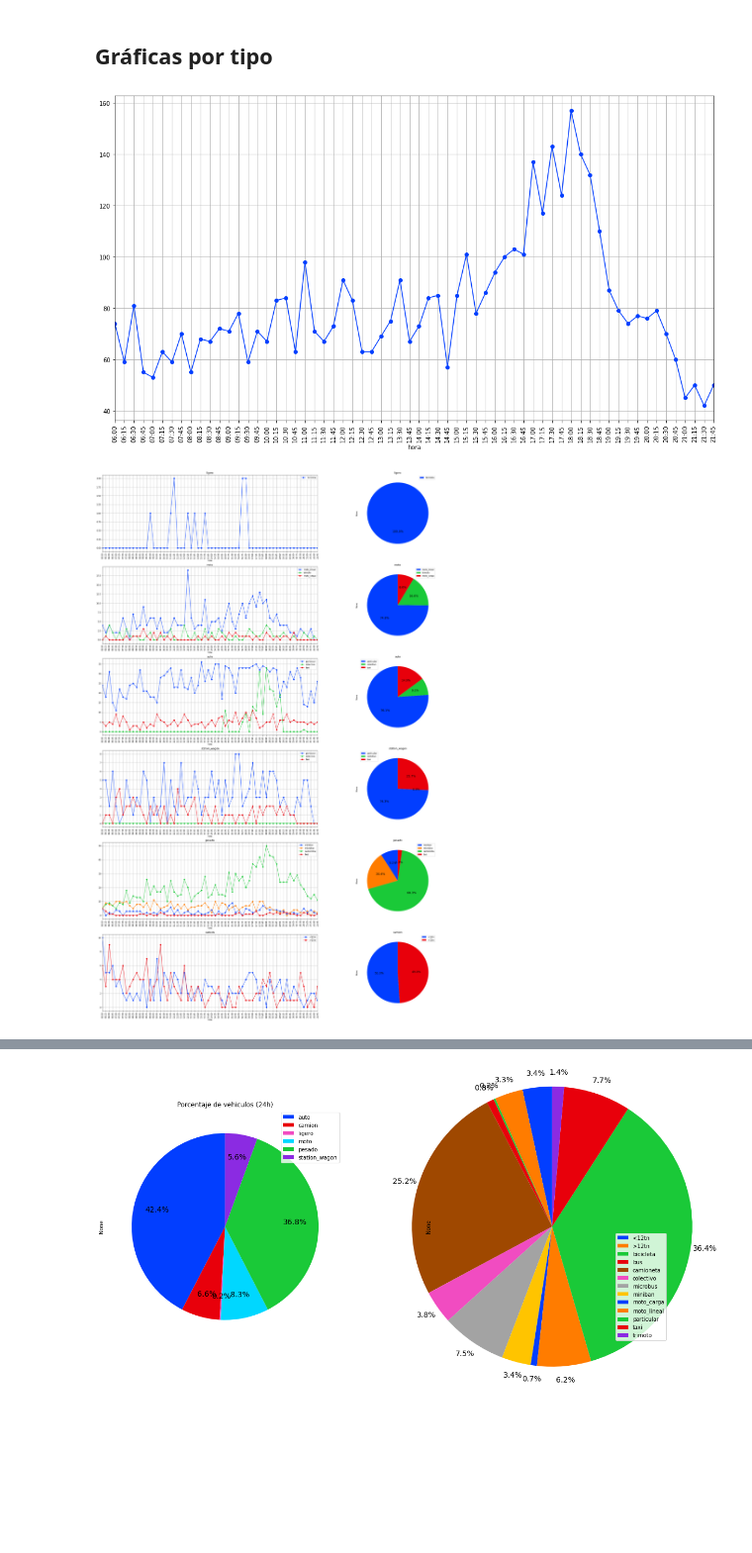
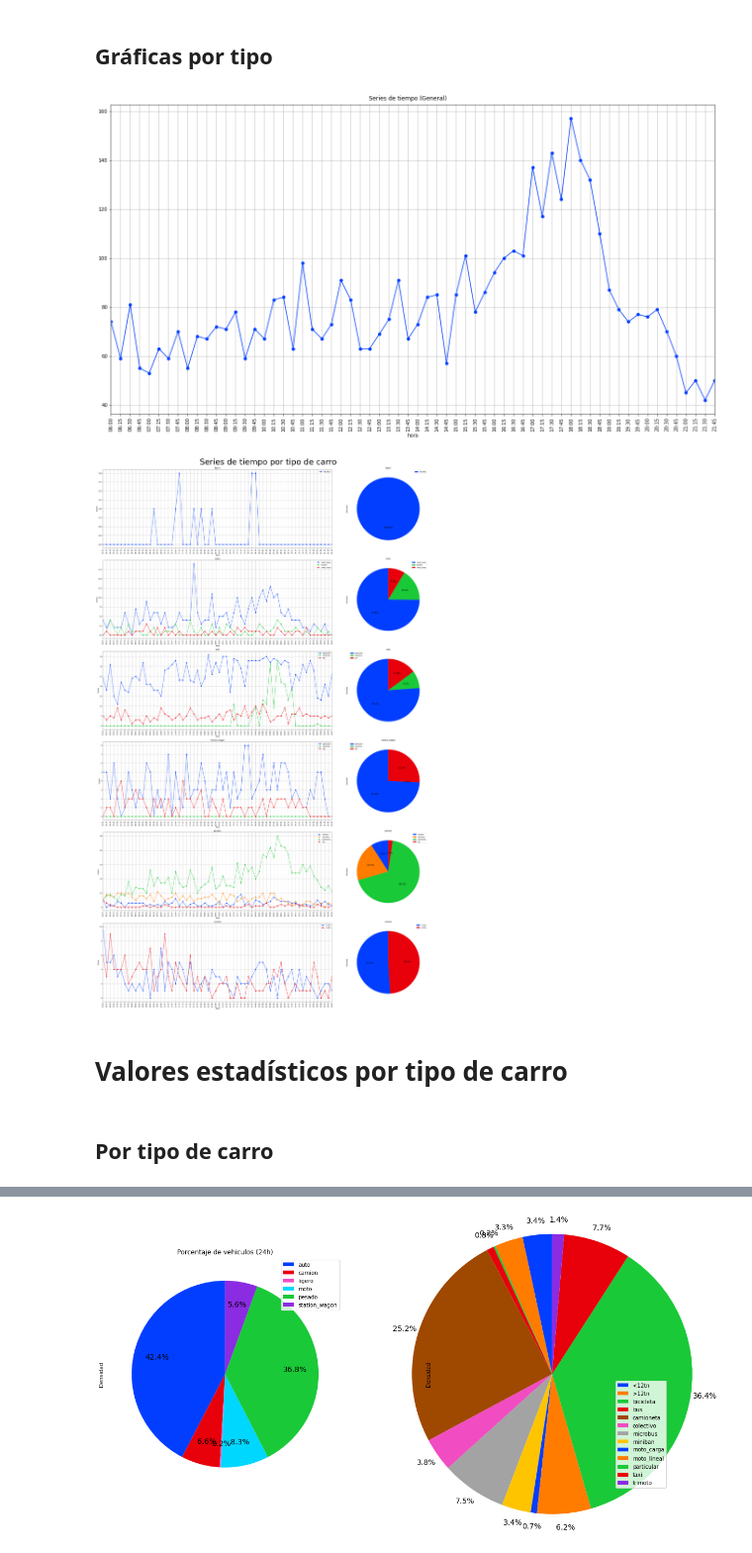
Before and after one commit to GreatestTrain/analisis_carretera, a Jupyter notebook: script.ipynb, the cells around one changed output, grey strips where cells are left out. Shown at 99% size. Saved outputs shown, nothing was run; the diff lists cells and outputs as text; code cells hidden in the pictures; blank space fills up the shorter version.

```diff
--- a/script.ipynb
+++ b/script.ipynb
@@ -47,31 +47,36 @@ cmap = ListedColormap(sns.color_palette('bright', 4))
 x_labels = data_resampled.index.astype('string').str.extract('(\d\d:\d\d):\d\d$').values.ravel().tolist()
 x_ticks = pd.to_datetime(x_labels).tolist()
 
-fig, axes = plt.subplots(figsize=(18,10))
+fig, axes = plt.subplots(figsize=(18,10), layout='constrained')
+fig.suptitle("Series de tiempo (General)", size=35)
 data_resampled.sum(axis=1).plot(ax = axes, xticks=x_ticks,rot=90, grid=True, colormap=cmap, marker='o', xlim=(min(x_ticks), max(x_ticks)))
 axes.set_xticklabels(x_labels)
 plt.show()
 # %% [output]
-[figure, old version]
+[figure, new version]
 # %%
 counter_idx = 0
 g = []
 pies = []
-fig, axes = plt.subplots(len(first_row), 2, figsize=(30,48), gridspec_kw={'width_ratios': [2.2, 1]})
+fig, axes = plt.subplots(len(first_row), 2, figsize=(30,48), gridspec_kw={'width_ratios': [2.2, 1],}, layout='constrained')
+# fig.tight_layout()
+fig.suptitle("Series de tiempo por tipo de carro", size=35)
 for ax, column_1 in zip(axes.reshape(-1,2), first_row):
     data_ = data_resampled[column_1]
-    # ax[0].plot_date(data_.index.to_pydatetime(), y)
-    # ax[0].set_xticks(x_ticks)
-    # ax[0].set_xticklabels(x_labels)
-    # ax[0].xaxis.grid(True, which="major")
     data_.plot(ax=ax[0], xticks=x_ticks,rot=90, grid=True, title=column_1, colormap=cmap, marker='o', xlim=(min(x_ticks), max(x_ticks)))
     ax[0].set_xticklabels(x_labels)
+    ax[0].set_ylabel('Conteo')
     ax[1].set_title(column_1)
     data_.sum(axis=0).plot.pie(ax=ax[1], autopct='%1.1f%%', startangle=90, colormap=cmap, legend=True, labels=None, fontsize=14)
+    ax[1].set_ylabel('Densidad')
 # plt.xticks(ticks = data_resampled.index,labels=[str(i) for i in data_resampled.index])
 plt.show()
 # %% [output]
-[figure, old version]
+[figure, new version]
+# %% [markdown]
+# Valores estadísticos por tipo de carro
+# %% [markdown]
+## Por tipo de carro
 # %%
 data_resampled.describe()
 # %% [output]
```
Also changed, not shown: parts of 4 cells of this notebook.
